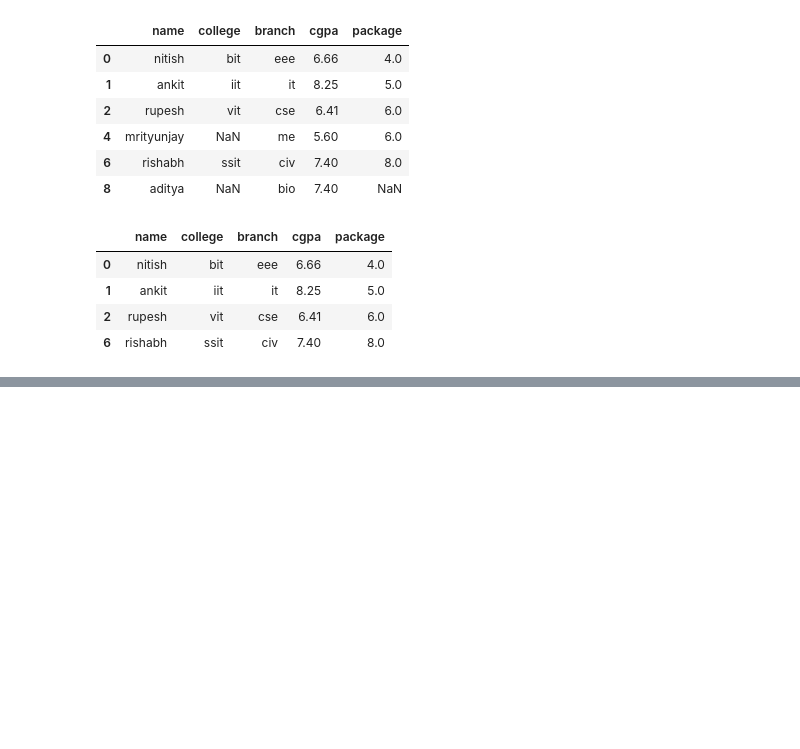
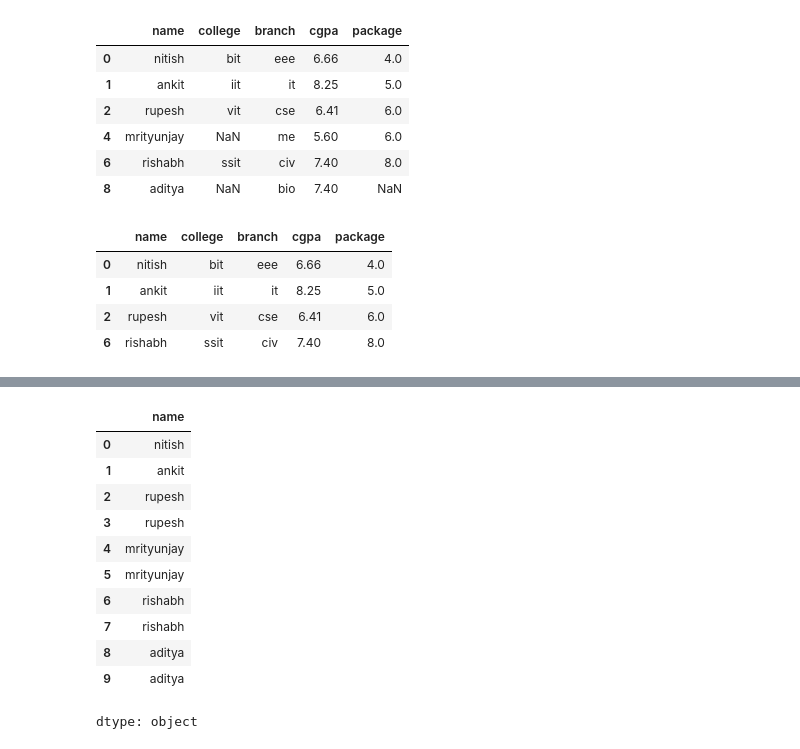
Before and after one commit to Muhammad-Waleed-Source/Pandas, a Jupyter notebook: Pandas_3_Imp_DataFrame_Methods.ipynb, the cells around one changed output, grey strips where cells are left out. Drawn from its saved outputs; the diff is of its cells as text; code cells hidden in the pictures; blank space fills up the shorter version.

```diff
--- a/Pandas_3_Imp_DataFrame_Methods.ipynb
+++ b/Pandas_3_Imp_DataFrame_Methods.ipynb
@@ -738,0 +804,16 @@ students.dropna(subset=['name', 'college'])
+# %%
+# forward fill
+students['name'].fillna(method='ffill')
+# %% [output]
+|  | name |
+| 0 | nitish |
+| 1 | ankit |
+| 2 | rupesh |
+| 3 | rupesh |
+| 4 | mrityunjay |
+| 5 | mrityunjay |
+| 6 | rishabh |
+| 7 | rishabh |
+| 8 | aditya |
+| 9 | aditya |
+dtype: object
```
Also changed, not shown: parts of 6 cells of this notebook.
